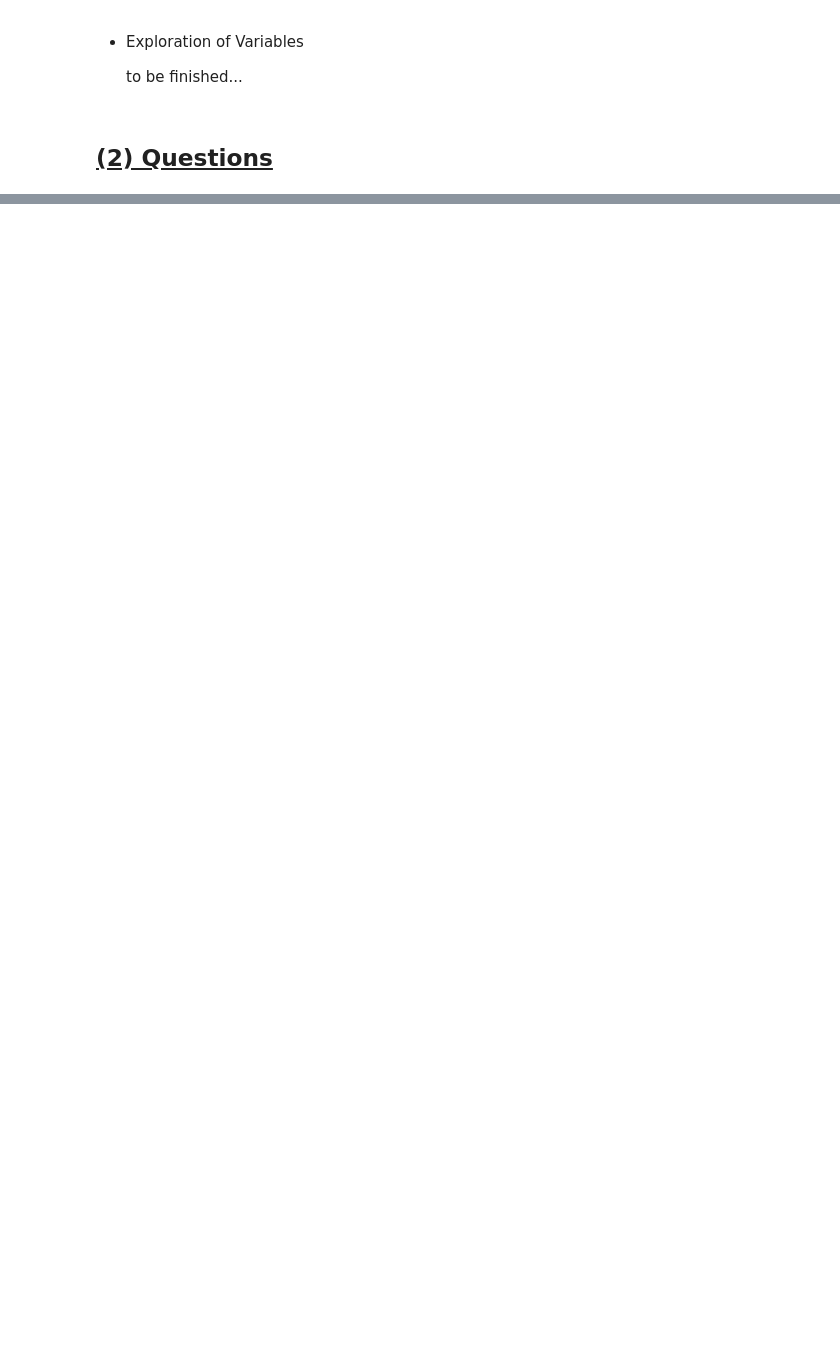
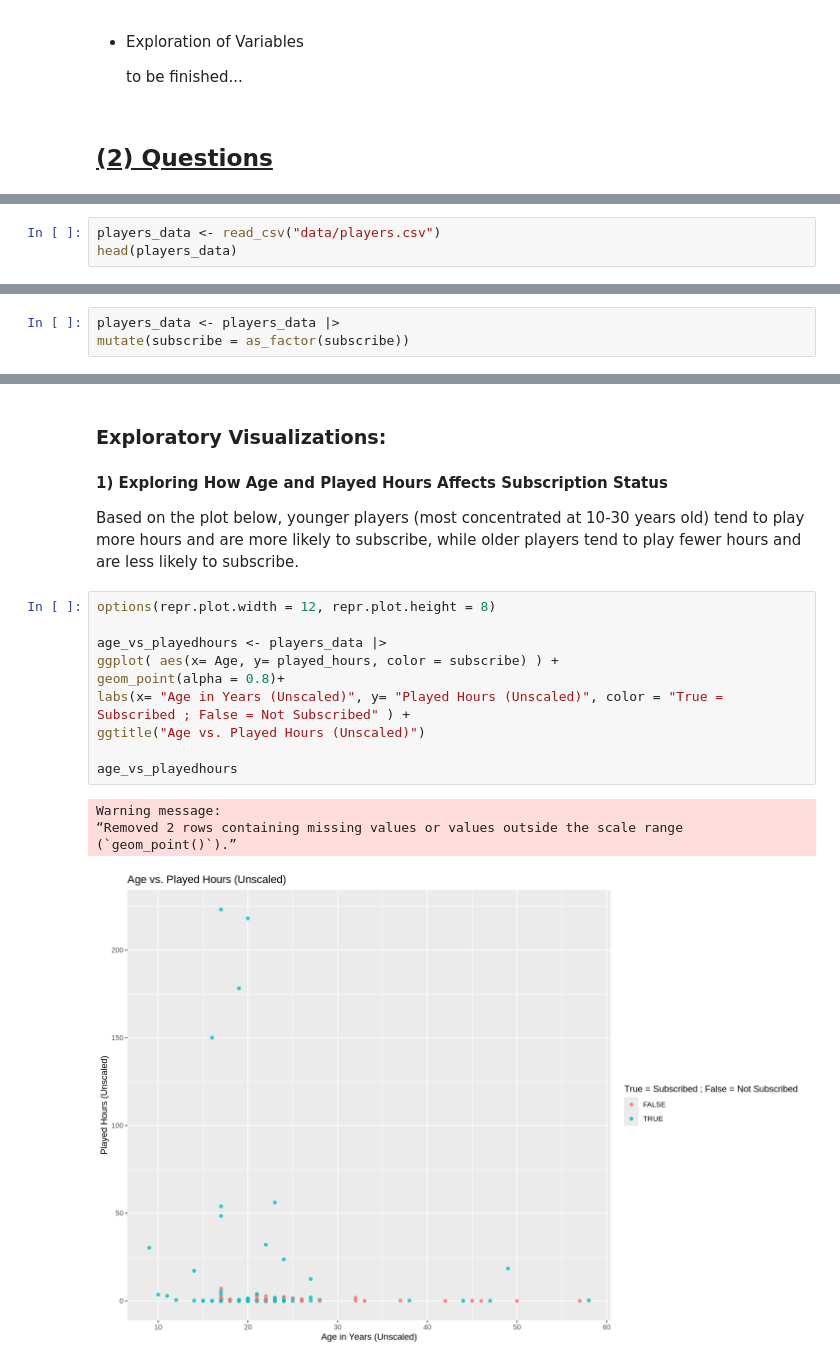
Before and after one commit to charlizechan/dsci100_project, a Jupyter notebook: dsci100_indv.ipynb, the cells around one changed output, grey strips where cells are left out. Saved outputs shown, nothing was run; the diff lists cells and outputs as text; blank space fills up the shorter version.

```diff
--- a/dsci100_indv.ipynb
+++ b/dsci100_indv.ipynb
@@ -293,0 +304,3 @@ A tibble: 6 × 7
+# %%
+players_data <- read_csv("data/players.csv")
+head(players_data)
@@ -293,0 +330,3 @@ A tibble: 6 × 7
+# %%
+players_data <- players_data |>
+mutate(subscribe = as_factor(subscribe))
@@ -293,0 +340,21 @@ A tibble: 6 × 7
+# %% [markdown]
+<h3>Exploratory Visualizations:</h3>
+# %% [markdown]
+**1) Exploring How Age and Played Hours Affects Subscription Status**
+
+Based on the plot below, younger players (most concentrated at 10-30 years old) tend to play more hours and are more likely to subscribe, while older players tend to play fewer hours and are less likely to subscribe.
+# %%
+options(repr.plot.width = 12, repr.plot.height = 8)
+
+age_vs_playedhours <- players_data |>
+ggplot( aes(x= Age, y= played_hours, color = subscribe) ) +
+geom_point(alpha = 0.8)+
+labs(x= "Age in Years (Unscaled)", y= "Played Hours (Unscaled)", color = "True = Subscribed ; False = Not Subscribed" ) +
+ggtitle("Age vs. Played Hours (Unscaled)")
+
+age_vs_playedhours
+# %% [output]
+Warning message:
+“Removed 2 rows containing missing values or values outside the scale range
+(`geom_point()`).”
+[figure, added]
```
Also changed, not shown: parts of 13 cells of this notebook.
